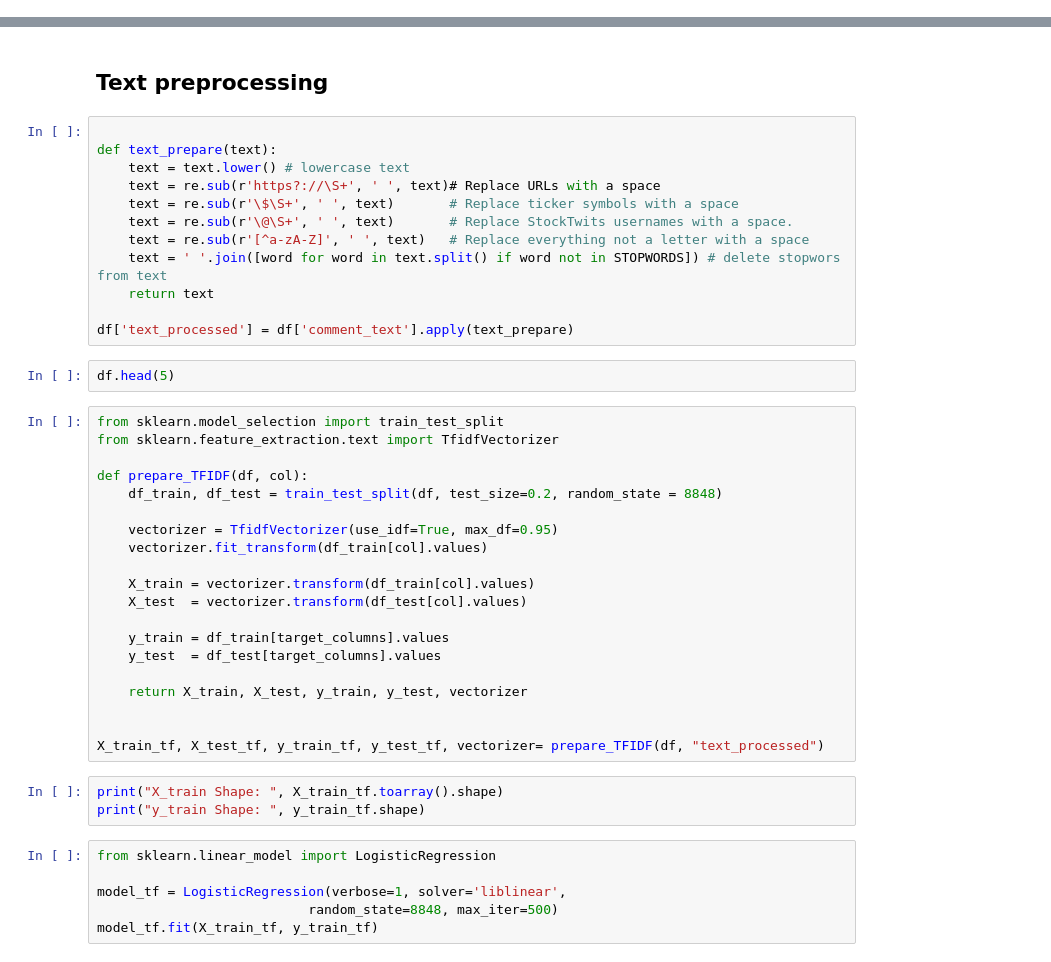
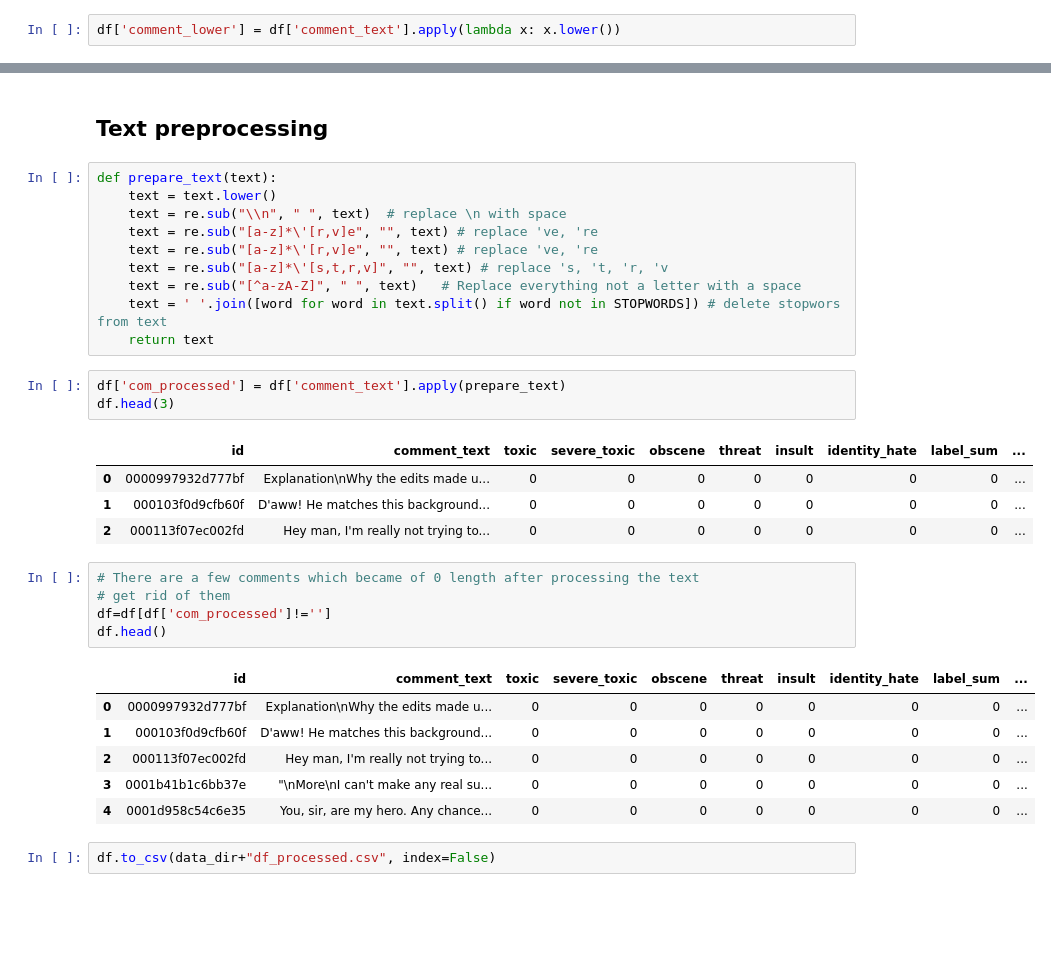
Before and after one commit to dyasutomo/ToxCom, a Jupyter notebook: g01_data_visualization.ipynb, the cells around one changed output, grey strips where cells are left out. Cells and saved outputs as stored; diff of their text form; blank space fills up the shorter version.

```diff
--- a/g01_data_visualization.ipynb
+++ b/g01_data_visualization.ipynb
@@ -195,5 +194,7 @@ PlotWordCloud(df[df['label_sum']!=0], 'comment_text')
 # %% [markdown]
 ### Most used words in the Toxic comments
+# %%
+df['comment_lower'] = df['comment_text'].apply(lambda x: x.lower())
 # %%
 from collections import Counter
 STOPWORDS = set(stopwords.words('english'))
@@ -244,45 +357,34 @@ Top 10 most common words: [('fuck', 11755), ('suck', 4376), ('go', 3864), ('like
 # %% [markdown]
 ## Text preprocessing
 # %%
-
-def text_prepare(text):
-    text = text.lower() # lowercase text
-    text = re.sub(r'https?://\S+', ' ', text)# Replace URLs with a space
-    text = re.sub(r'\$\S+', ' ', text)       # Replace ticker symbols with a space
-    text = re.sub(r'\@\S+', ' ', text)       # Replace StockTwits usernames with a space.
-    text = re.sub(r'[^a-zA-Z]', ' ', text)   # Replace everything not a letter with a space
+def prepare_text(text):
+    text = text.lower()
+    text = re.sub("\\n", " ", text)  # replace \n with space
+    text = re.sub("[a-z]*\'[r,v]e", "", text) # replace 've, 're
+    text = re.sub("[a-z]*\'[r,v]e", "", text) # replace 've, 're
+    text = re.sub("[a-z]*\'[s,t,r,v]", "", text) # replace 's, 't, 'r, 'v
+    text = re.sub("[^a-zA-Z]", " ", text)   # Replace everything not a letter with a space
     text = ' '.join([word for word in text.split() if word not in STOPWORDS]) # delete stopwors from text
     return text
-
-df['text_processed'] = df['comment_text'].apply(text_prepare)
-# %%
-df.head(5)
-# %%
-from sklearn.model_selection import train_test_split
-from sklearn.feature_extraction.text import TfidfVectorizer
-
-def prepare_TFIDF(df, col):
-    df_train, df_test = train_test_split(df, test_size=0.2, random_state = 8848)
-
-    vectorizer = TfidfVectorizer(use_idf=True, max_df=0.95)
-    vectorizer.fit_transform(df_train[col].values)
-
-    X_train = vectorizer.transform(df_train[col].values)
-    X_test  = vectorizer.transform(df_test[col].values)
-
-    y_train = df_train[target_columns].values
-    y_test  = df_test[target_columns].values
-
-    return X_train, X_test, y_train, y_test, vectorizer
-
-
-X_train_tf, X_test_tf, y_train_tf, y_test_tf, vectorizer= prepare_TFIDF(df, "text_processed")
-# %%
-print("X_train Shape: ", X_train_tf.toarray().shape)
-print("y_train Shape: ", y_train_tf.shape)
-# %%
-from sklearn.linear_model import LogisticRegression
-
-model_tf = LogisticRegression(verbose=1, solver='liblinear',
-                           random_state=8848, max_iter=500)
-model_tf.fit(X_train_tf, y_train_tf)
+# %%
+df['com_processed'] = df['comment_text'].apply(prepare_text)
+df.head(3)
+# %% [output]
+|  | id | comment_text | toxic | severe_toxic | obscene | threat | insult | identity_hate | label_sum | ... |
+| 0 | 0000997932d777bf | Explanation\nWhy the edits made u... | 0 | 0 | 0 | 0 | 0 | 0 | 0 | ... |
+| 1 | 000103f0d9cfb60f | D'aww! He matches this background... | 0 | 0 | 0 | 0 | 0 | 0 | 0 | ... |
+| 2 | 000113f07ec002fd | Hey man, I'm really not trying to... | 0 | 0 | 0 | 0 | 0 | 0 | 0 | ... |
+# %%
+# There are a few comments which became of 0 length after processing the text
+# get rid of them
+df=df[df['com_processed']!='']
+df.head()
+# %% [output]
+|  | id | comment_text | toxic | severe_toxic | obscene | threat | insult | identity_hate | label_sum | ... |
+| 0 | 0000997932d777bf | Explanation\nWhy the edits made u... | 0 | 0 | 0 | 0 | 0 | 0 | 0 | ... |
+| 1 | 000103f0d9cfb60f | D'aww! He matches this background... | 0 | 0 | 0 | 0 | 0 | 0 | 0 | ... |
+| 2 | 000113f07ec002fd | Hey man, I'm really not trying to... | 0 | 0 | 0 | 0 | 0 | 0 | 0 | ... |
+| 3 | 0001b41b1c6bb37e | "\nMore\nI can't make any real su... | 0 | 0 | 0 | 0 | 0 | 0 | 0 | ... |
+| 4 | 0001d958c54c6e35 | You, sir, are my hero. Any chance... | 0 | 0 | 0 | 0 | 0 | 0 | 0 | ... |
+# %%
+df.to_csv(data_dir+"df_processed.csv", index=False)
```
Also changed, not shown: parts of 26 cells of this notebook, 1 other file.
